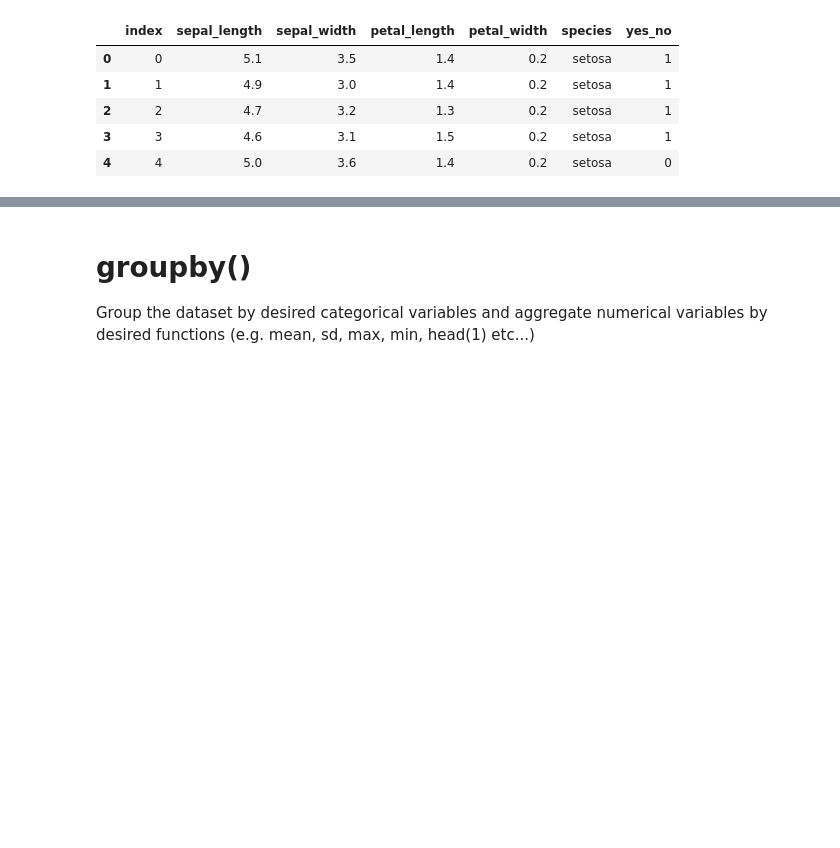
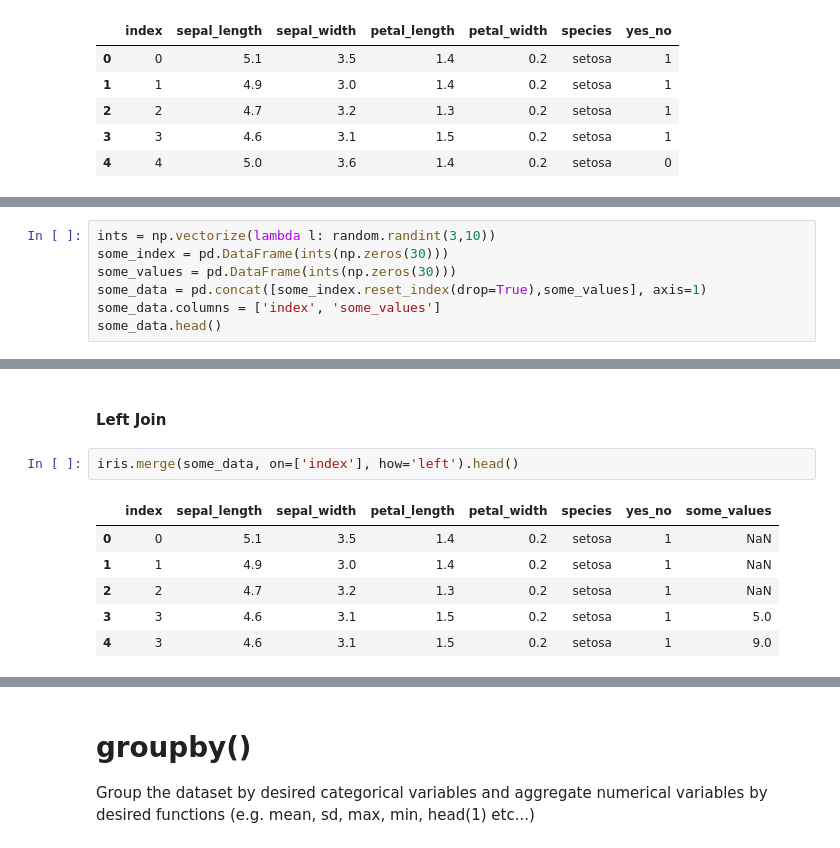
Before and after one commit to Gostat501/Python-Data-Manipulation-Note, a Jupyter notebook: Data Manipulation Note.ipynb, the cells around one changed output, grey strips where cells are left out. Saved outputs shown, nothing was run; the diff lists cells and outputs as text; blank space fills up the shorter version.

```diff
--- a/Data Manipulation Note.ipynb
+++ b/Data Manipulation Note.ipynb
@@ -36,0 +53,7 @@ iris.head()
+# %%
+ints = np.vectorize(lambda l: random.randint(3,10))
+some_index = pd.DataFrame(ints(np.zeros(30)))
+some_values = pd.DataFrame(ints(np.zeros(30)))
+some_data = pd.concat([some_index.reset_index(drop=True),some_values], axis=1)
+some_data.columns = ['index', 'some_values']
+some_data.head()
@@ -36,0 +67,11 @@ iris.head()
+# %% [markdown]
+#### Left Join
+# %%
+iris.merge(some_data, on=['index'], how='left').head()
+# %% [output]
+|  | index | sepal_length | sepal_width | petal_length | petal_width | species | yes_no | some_values |
+| 0 | 0 | 5.1 | 3.5 | 1.4 | 0.2 | setosa | 1 | NaN |
+| 1 | 1 | 4.9 | 3.0 | 1.4 | 0.2 | setosa | 1 | NaN |
+| 2 | 2 | 4.7 | 3.2 | 1.3 | 0.2 | setosa | 1 | NaN |
+| 3 | 3 | 4.6 | 3.1 | 1.5 | 0.2 | setosa | 1 | 5.0 |
+| 4 | 3 | 4.6 | 3.1 | 1.5 | 0.2 | setosa | 1 | 9.0 |
```
Also changed, not shown: parts of 20 cells of this notebook.
